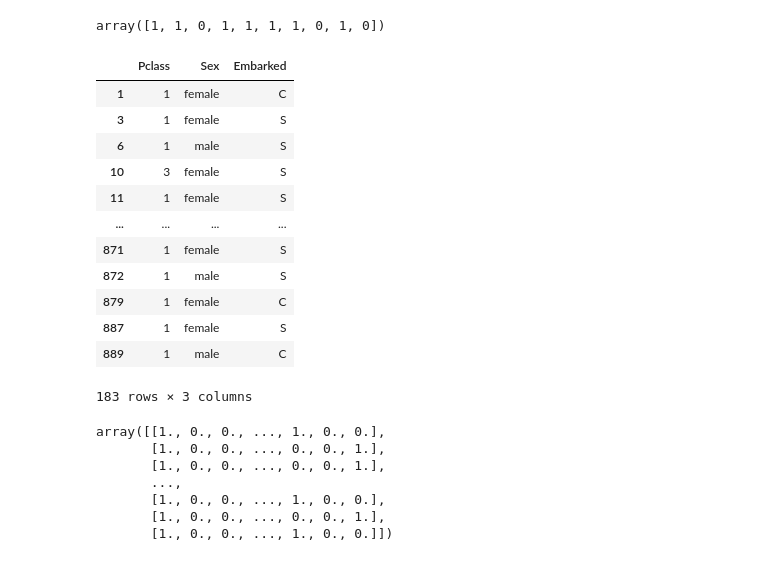
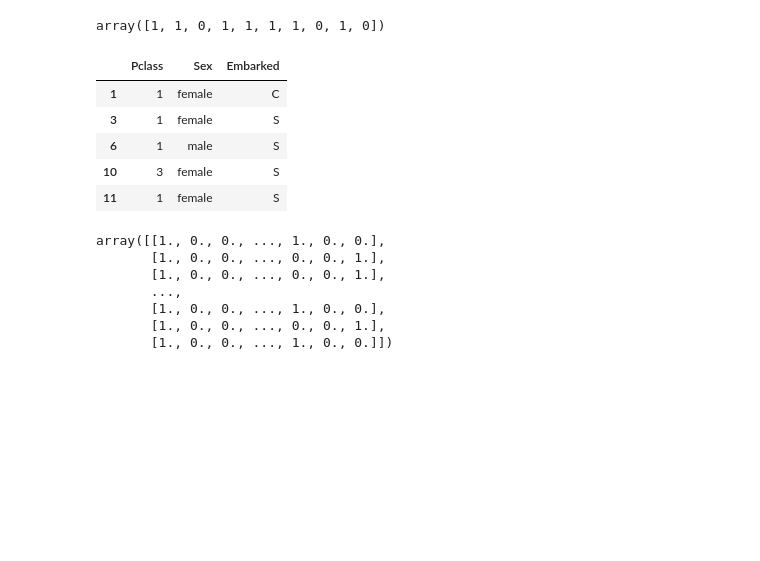
Before and after one commit to KrajShuffle/Neural_Nets_242, a Jupyter notebook: HW5-KRAJ_Real.ipynb, the cells around one changed output. Cells and saved outputs as stored; diff of their text form; code cells hidden in the pictures; blank space fills up the shorter version.

```diff
--- a/HW5-KRAJ_Real.ipynb
+++ b/HW5-KRAJ_Real.ipynb
@@ -338,21 +338,14 @@ y_surv[:10]
 array([1, 1, 0, 1, 1, 1, 1, 0, 1, 0])
 # %%
 df_titan_cat = df_titan_feats[['Pclass', 'Sex', 'Embarked']]
-df_titan_cat
+df_titan_cat.head()
 # %% [output]
 |  | Pclass | Sex | Embarked |
 | 1 | 1 | female | C |
 | 3 | 1 | female | S |
 | 6 | 1 | male | S |
 | 10 | 3 | female | S |
 | 11 | 1 | female | S |
-| ... | ... | ... | ... |
-| 871 | 1 | female | S |
-| 872 | 1 | male | S |
-| 879 | 1 | female | C |
-| 887 | 1 | female | S |
-| 889 | 1 | male | C |
-183 rows × 3 columns
 # %%
 from sklearn.preprocessing import OneHotEncoder
 encoder = OneHotEncoder()
```
Also changed, not shown: parts of 26 cells of this notebook.
